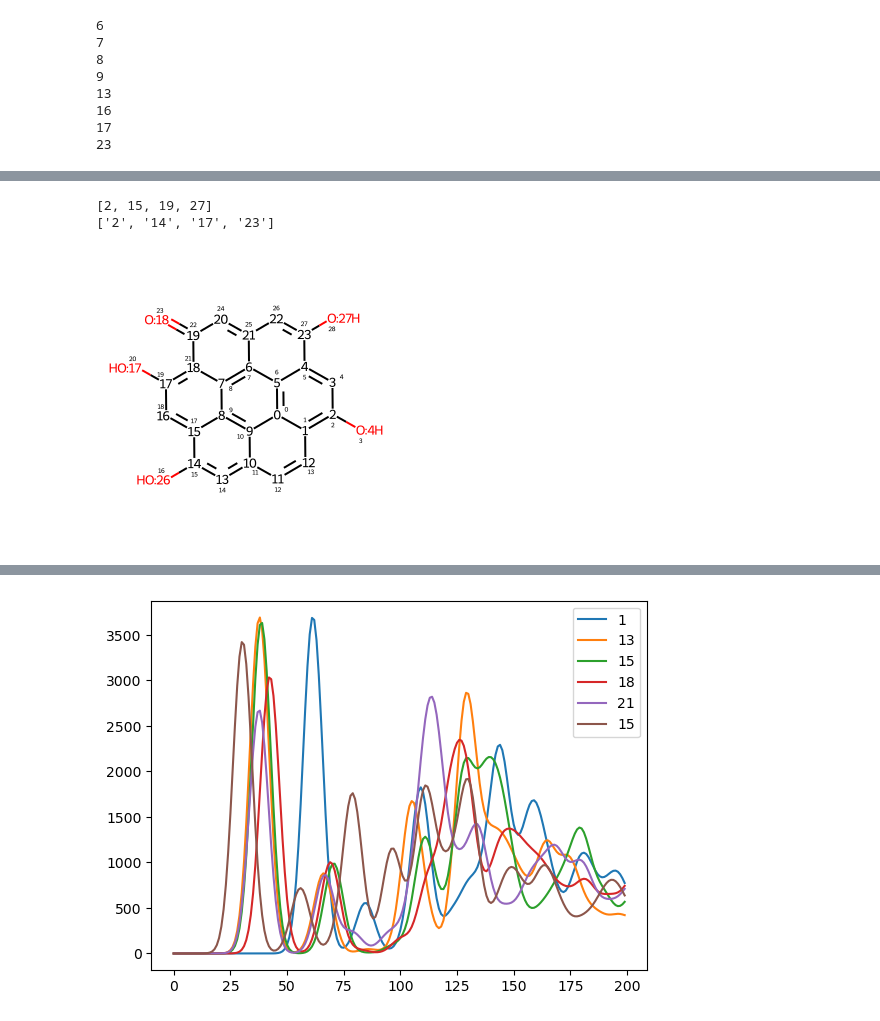
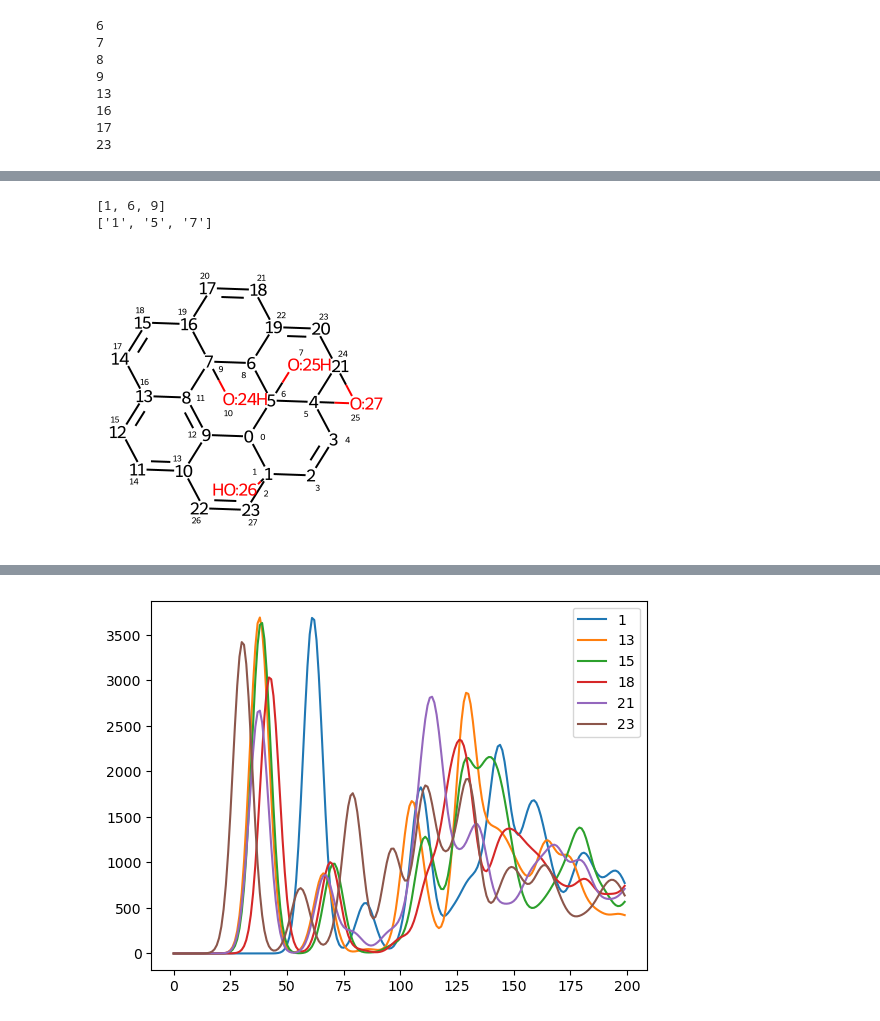
Before and after one commit to sam-j-hall/GO_molecule_GNN, a Jupyter notebook: view_data.ipynb, the cells around one changed output, grey strips where cells are left out. Drawn from its saved outputs; the diff is of its cells as text; code cells hidden in the pictures.

```diff
--- a/view_data.ipynb
+++ b/view_data.ipynb
@@ -28,6 +28,6 @@ with open('raw/data_coronene_4sets_0.6.json', 'rb') as file:
 # Get the name IDs for all molecules
 ids = list(dict[0].keys())
 # First molecule name ID in list
-name = ids[55]
+name = ids[10]
 print(name)
 # %% [output]
@@ -404,22 +402,24 @@ for key in test_dict.keys():
+# %%
+mol_name = 'R_eOH_0_eCOOH__0_eEPOXY_0_eCHO_0_eKETO_0_iOH_3_iEPOXY_0_ieEPOXY_1_1'
 # %%
-mol = Chem.MolFromSmiles(dict[0]['R_eOH_4_eCOOH__0_eEPOXY_0_eCHO_0_eKETO_1_iOH_0_iEPOXY_0_ieEPOXY_0_1'])
+mol = Chem.MolFromSmiles(dict[0][mol_name])
 i = 0
 for atom in mol.GetAtoms():
     if atom.GetAtomicNum() == 6:
         atom.SetProp('atomLabel', f'{i}')
         i = i + 1
-print(test_dict['R_eOH_4_eCOOH__0_eEPOXY_0_eCHO_0_eKETO_1_iOH_0_iEPOXY_0_ieEPOXY_0_1'])
+print(test_dict[mol_name])
 d_num = []
-for x in test_dict['R_eOH_4_eCOOH__0_eEPOXY_0_eCHO_0_eKETO_1_iOH_0_iEPOXY_0_ieEPOXY_0_1']:
+for x in test_dict[mol_name]:
     for atom in mol.GetAtoms():
         if atom.GetIdx() == x:
             d_num.append(atom.GetProp('atomLabel'))
 print(d_num)
 
 mol
 # %% [output]
-[2, 15, 19, 27]
-['2', '14', '17', '23']
+[1, 6, 9]
+['1', '5', '7']
-[figure, old version]
+[figure, new version]
 # %%
 for x in d_num:
```
Also changed, not shown: parts of 10 cells of this notebook, 1 other file.
